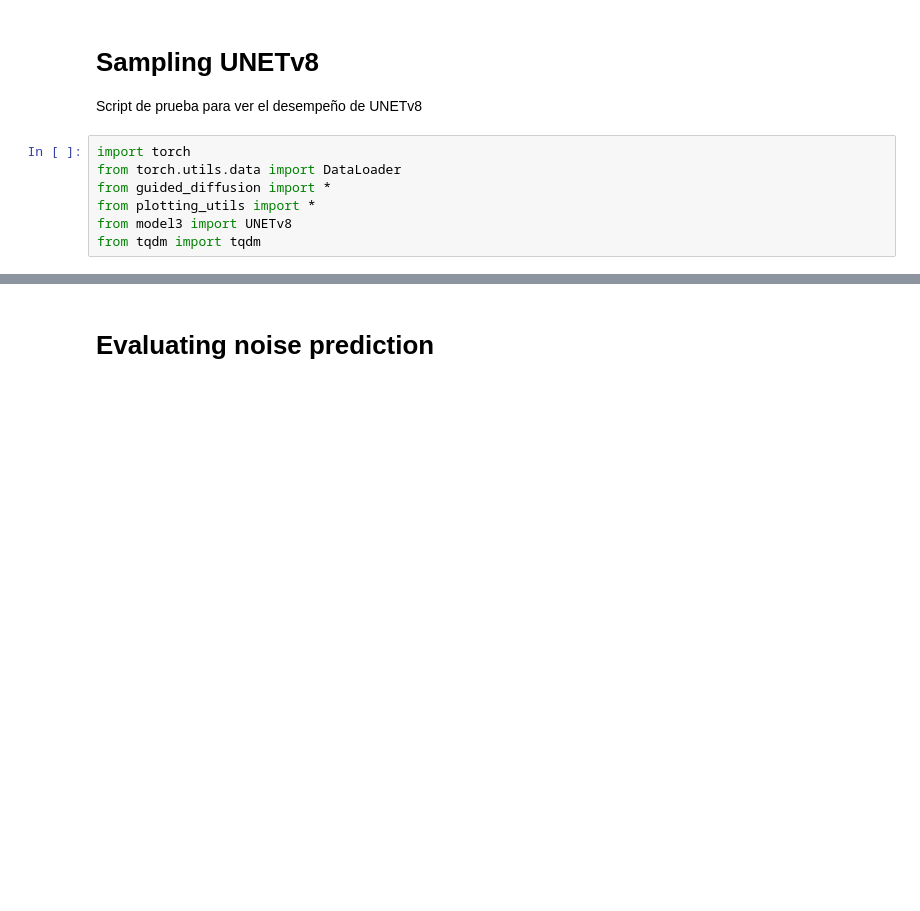
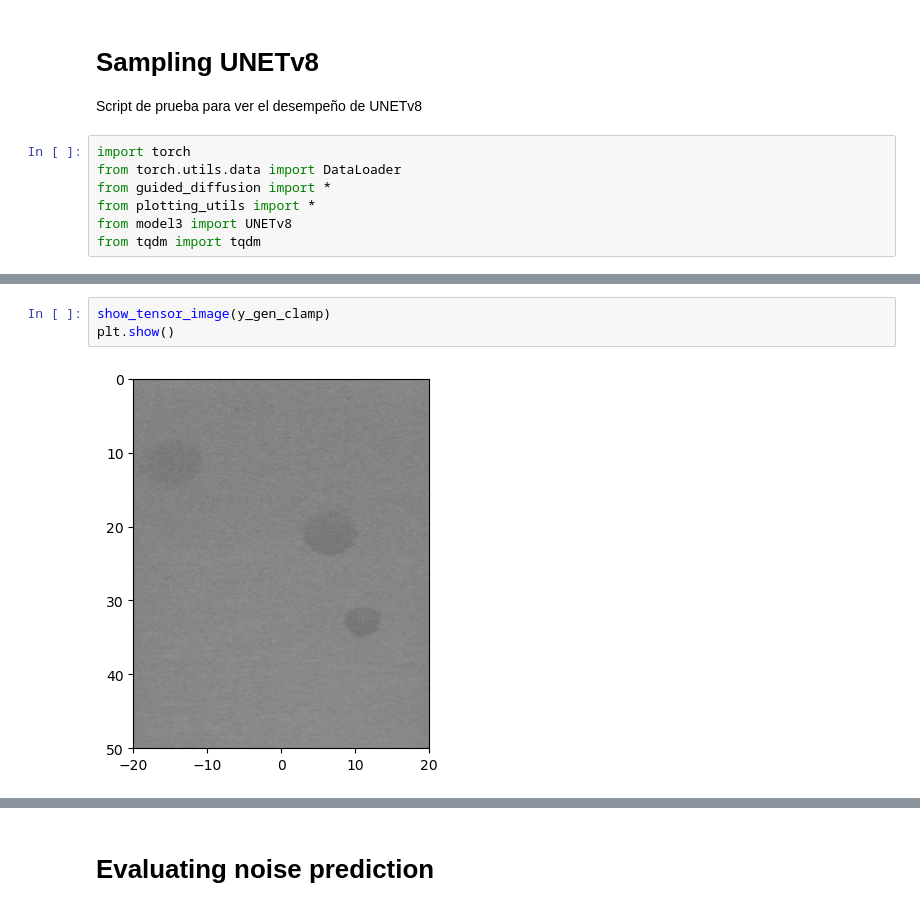
Before and after one commit to SebastianMerino/DiffusionBeamformer, a Jupyter notebook: sampling_v8.ipynb, the cells around one changed output, grey strips where cells are left out. Drawn from its saved outputs; the diff is of its cells as text; blank space fills up the shorter version.

```diff
--- a/sampling_v8.ipynb
+++ b/sampling_v8.ipynb
@@ -62,3 +66,8 @@ show_reverse_process(intermediate_clamp)
+# %%
+show_tensor_image(y_gen_clamp)
+plt.show()
+# %% [output]
+[figure, added]
 # %%
 from diffusion_utils_v2 import sample_image_cond as sample2
 y_gen_clamp, intermediate_clamp = sample2(x_sample, model, beta, num_intermediate=10)
```
Also changed, not shown: parts of 9 cells of this notebook, 3 other files.
